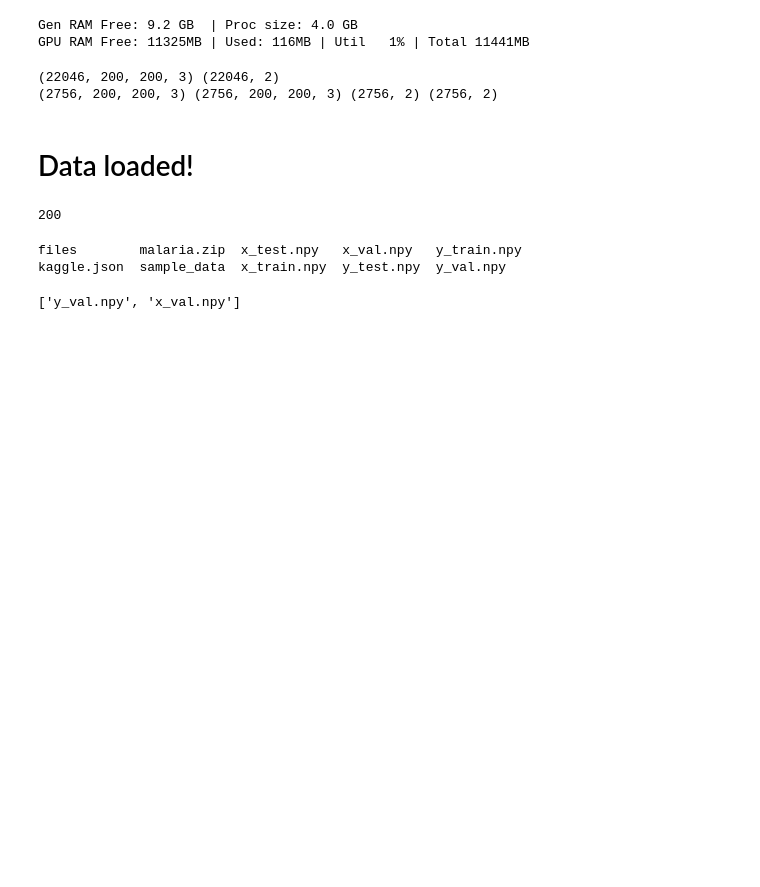
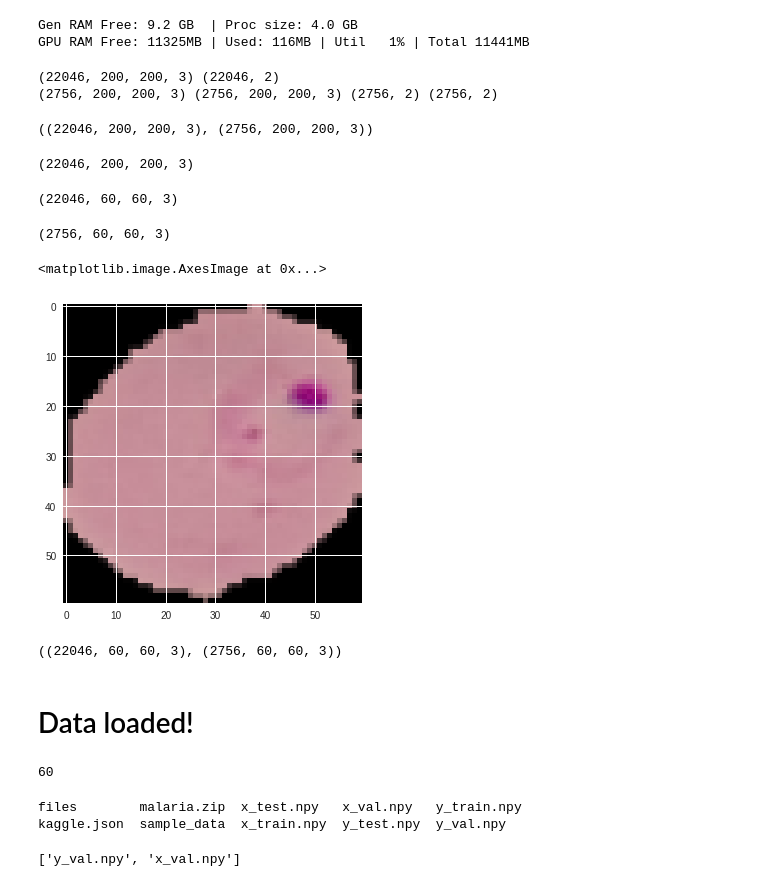
Before and after one commit to hasibzunair/neuralwhat, a Jupyter notebook: colabs/experimental.ipynb, the cells around one changed output. Saved outputs shown, nothing was run; the diff lists cells and outputs as text; code cells hidden in the pictures; blank space fills up the shorter version.

```diff
--- a/colabs/experimental.ipynb
+++ b/colabs/experimental.ipynb
@@ -284,10 +301,40 @@ print(x_val.shape, x_test.shape, y_val.shape, y_test.shape)
+# %%
+def resize(img):
+  img=cv2.resize(img,(60, 60),interpolation=cv2.INTER_AREA)
+  return img
+# %%
+x_train.shape, x_val.shape
+# %% [output]
+((22046, 200, 200, 3), (2756, 200, 200, 3))
+# %%
+x_train_rs = np.array([resize(img) for img in x_train])
+# %% [output]
+(22046, 200, 200, 3)
+# %%
+x_train_rs.shape
+# %% [output]
+(22046, 60, 60, 3)
+# %%
+x_val_rs = np.array([resize(img) for img in x_val])
+x_val_rs.shape
+# %% [output]
+(2756, 60, 60, 3)
+# %%
+plt.imshow(x_train_rs[2000])
+# %% [output]
+<matplotlib.image.AxesImage at 0x...>
+[figure, added]
+# %%
+x_train_rs.shape, x_val_rs.shape
+# %% [output]
+((22046, 60, 60, 3), (2756, 60, 60, 3))
 # %% [markdown]
 # Data loaded!
 # %%
-IMAGE_SIZE = x_train.shape[1]
+IMAGE_SIZE = x_train_rs.shape[1]
 IMAGE_SIZE
 # %% [output]
-200
+60
 # %%
 !ls
 # %% [output]
```
Also changed, not shown: parts of 6 cells of this notebook.
